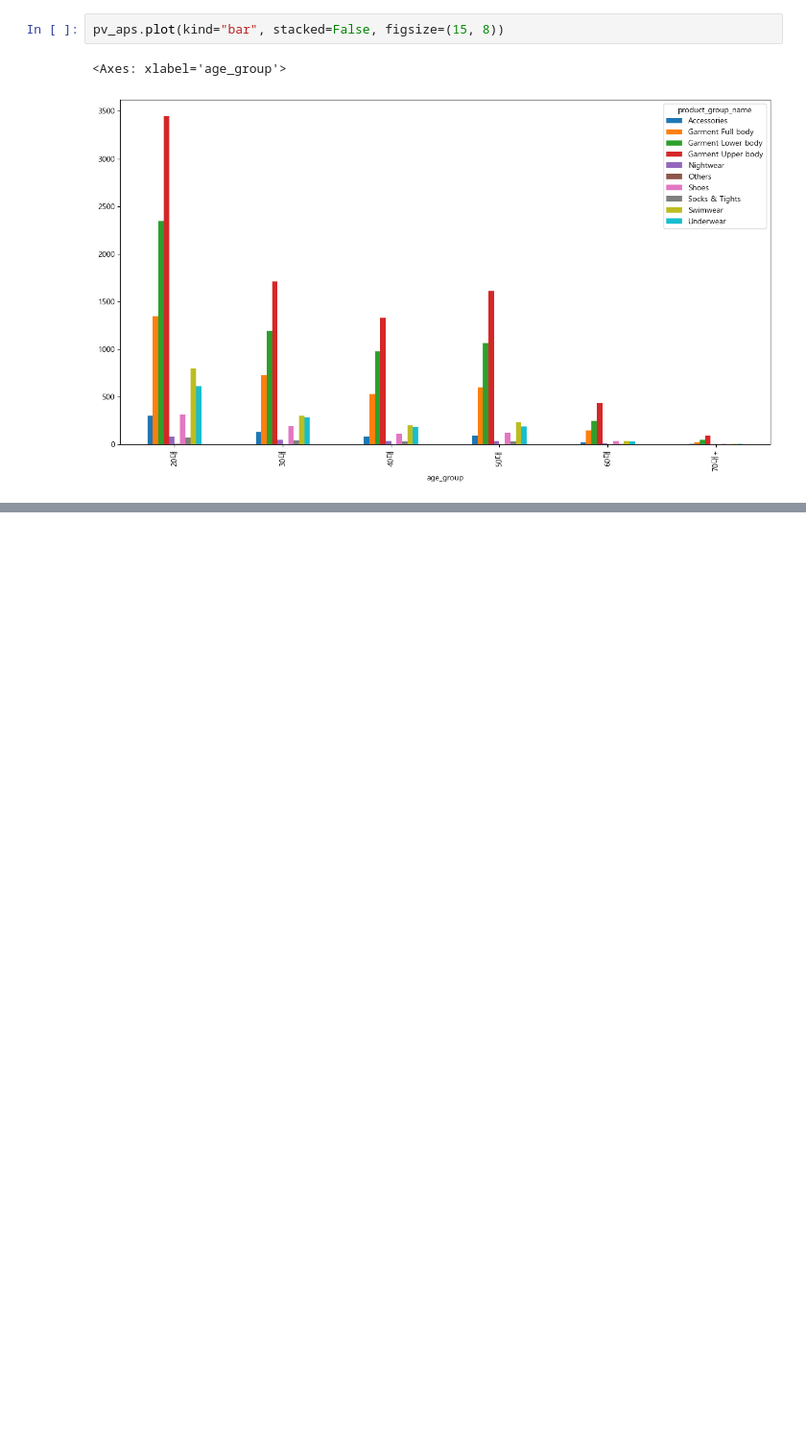
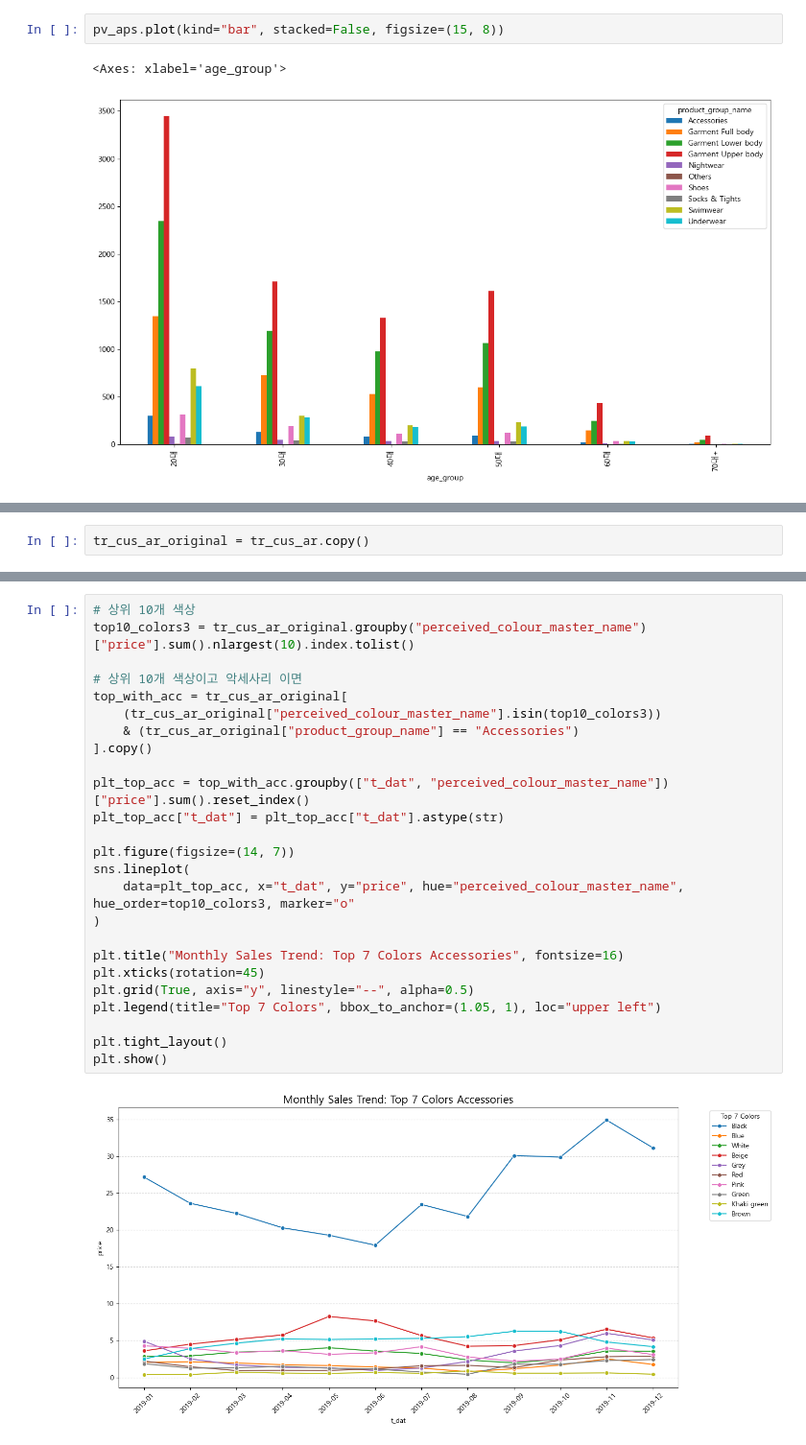
Before and after one commit to KyungminChang/4team-commerce-first-project, a Jupyter notebook: test_jh.ipynb, the cells around one changed output, grey strips where cells are left out. Shown at 96% size. Cells and saved outputs as stored; diff of their text form; blank space fills up the shorter version.

```diff
--- a/test_jh.ipynb
+++ b/test_jh.ipynb
@@ -475,0 +504,2 @@ pv_aps.plot(kind="bar", stacked=False, figsize=(15, 8))
+# %%
+tr_cus_ar_original = tr_cus_ar.copy()
@@ -475,0 +514,27 @@ pv_aps.plot(kind="bar", stacked=False, figsize=(15, 8))
+# %%
+# 상위 10개 색상
+top10_colors3 = tr_cus_ar_original.groupby("perceived_colour_master_name")["price"].sum().nlargest(10).index.tolist()
+
+# 상위 10개 색상이고 악세사리 이면
+top_with_acc = tr_cus_ar_original[
+    (tr_cus_ar_original["perceived_colour_master_name"].isin(top10_colors3))
+    & (tr_cus_ar_original["product_group_name"] == "Accessories")
+].copy()
+
+plt_top_acc = top_with_acc.groupby(["t_dat", "perceived_colour_master_name"])["price"].sum().reset_index()
+plt_top_acc["t_dat"] = plt_top_acc["t_dat"].astype(str)
+
+plt.figure(figsize=(14, 7))
+sns.lineplot(
+    data=plt_top_acc, x="t_dat", y="price", hue="perceived_colour_master_name", hue_order=top10_colors3, marker="o"
+)
+
+plt.title("Monthly Sales Trend: Top 7 Colors Accessories", fontsize=16)
+plt.xticks(rotation=45)
+plt.grid(True, axis="y", linestyle="--", alpha=0.5)
+plt.legend(title="Top 7 Colors", bbox_to_anchor=(1.05, 1), loc="upper left")
+
+plt.tight_layout()
+plt.show()
+# %% [output]
+[figure, added]
```
Also changed, not shown: parts of 7 cells of this notebook.
